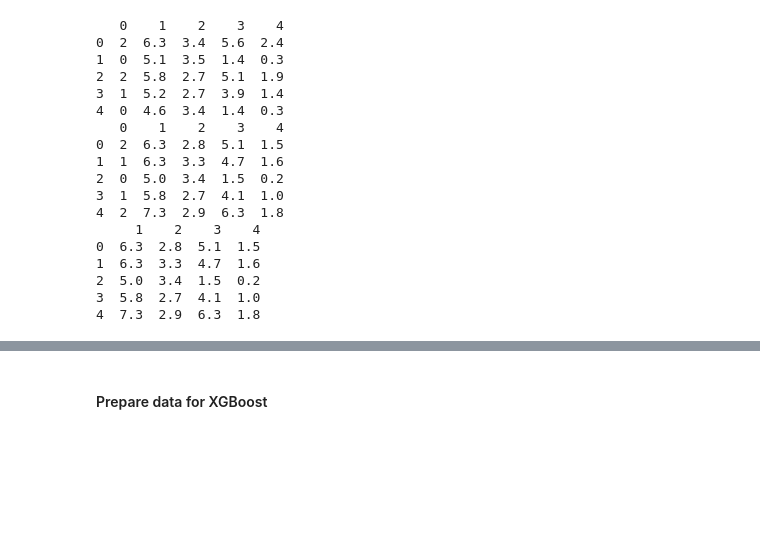
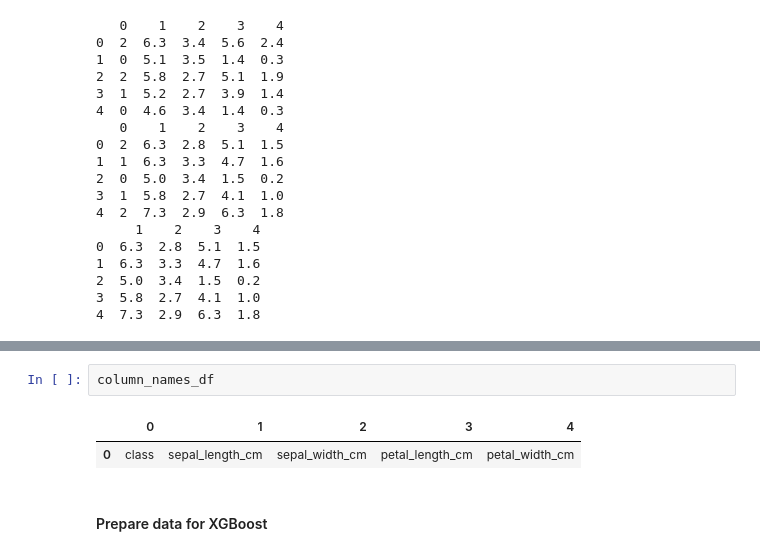
Before and after one commit to tomektarczynskiipf/sagemaker, a Jupyter notebook: 01_Iris_simple_e2e/002_Train_Model_normal.ipynb, the cells around one changed output, grey strips where cells are left out. Drawn from its saved outputs; the diff is of its cells as text; blank space fills up the shorter version.

```diff
--- a/01_Iris_simple_e2e/002_Train_Model_normal.ipynb
+++ b/01_Iris_simple_e2e/002_Train_Model_normal.ipynb
@@ -107,3 +91,8 @@ df_train
+# %%
+column_names_df
+# %% [output]
+|  | 0 | 1 | 2 | 3 | 4 |
+| 0 | class | sepal_length_cm | sepal_width_cm | petal_length_cm | petal_width_cm |
 # %% [markdown]
 #### Prepare data for XGBoost
 # %%
```
Also changed, not shown: parts of 1 cell of this notebook, 1 other file.
